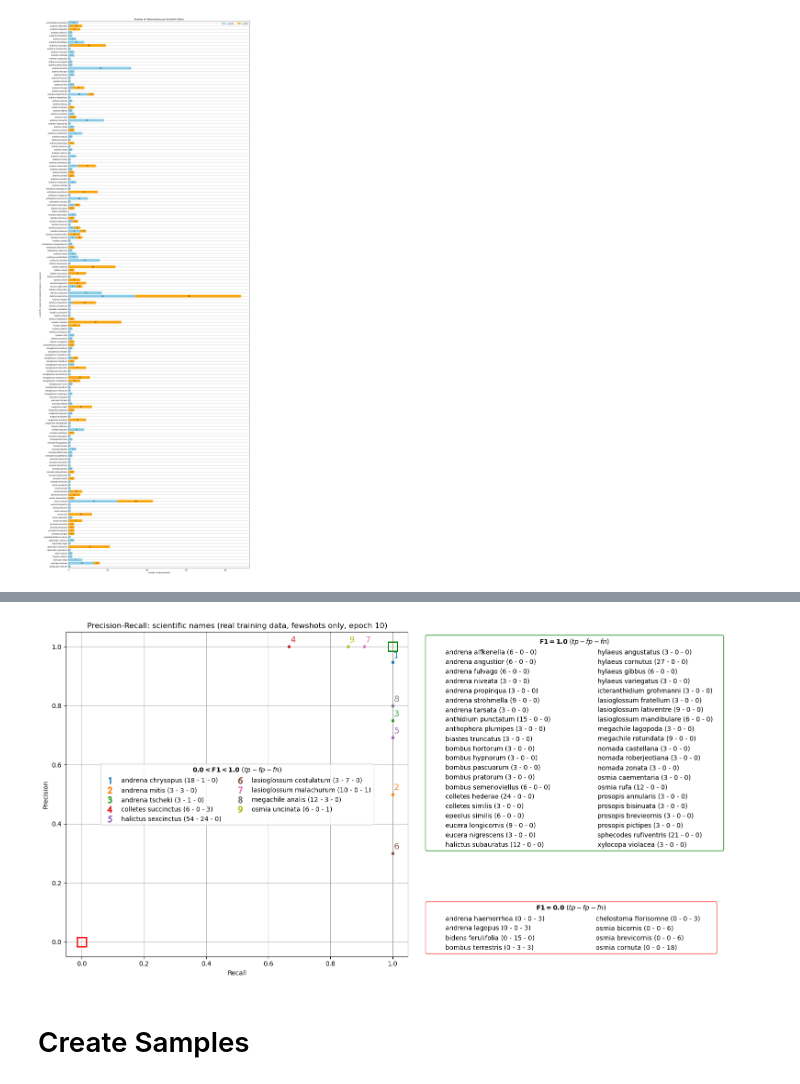
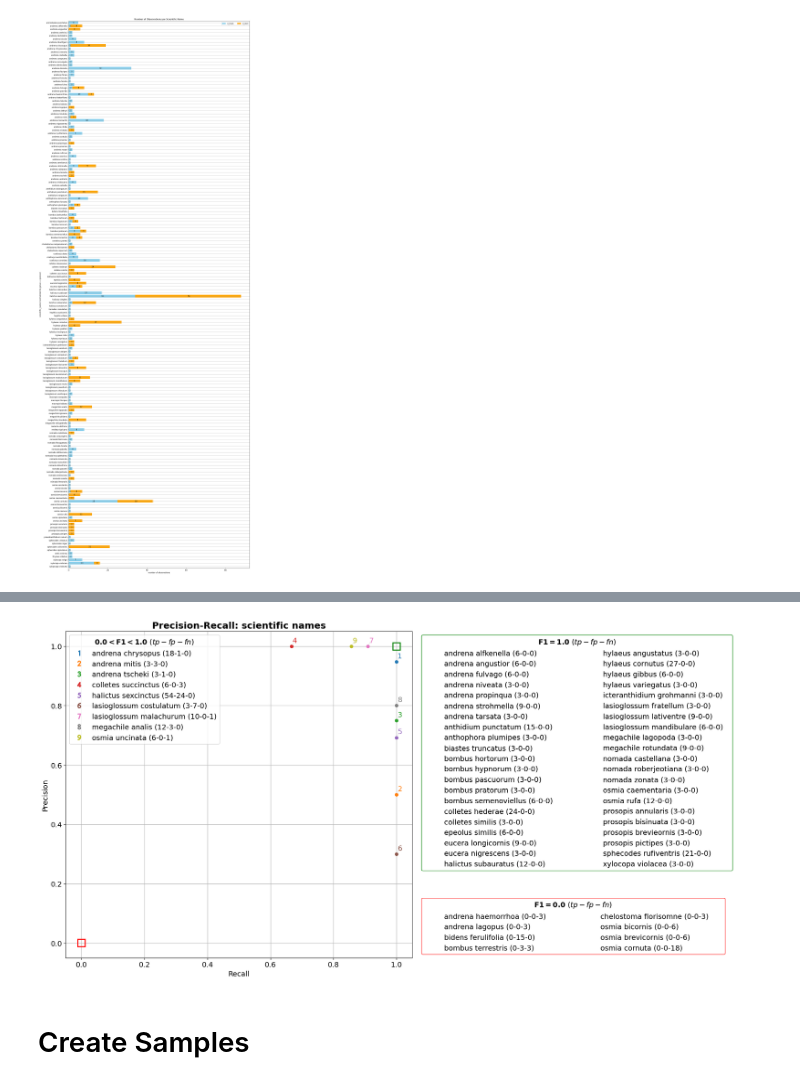
Before and after one commit to fee1ix/beesup_extraction_lab, a Jupyter notebook: setup_notebook.ipynb, the cells around one changed output, grey strips where cells are left out. Drawn from its saved outputs; the diff is of its cells as text; code cells hidden in the pictures.

```diff
--- a/setup_notebook.ipynb
+++ b/setup_notebook.ipynb
@@ -426,7 +426,7 @@ def get_report_scheme(strat):
 
 llama_tokenizer=LanguageModelPipeline(2).get_inference_tokenizer()
 
-dataset_df=BaseDataset(9).dataset_df
+dataset_df=BaseDataset(9).df
 dataset_df['n_chars']=dataset_df['report_passage'].apply(lambda x: len(x))
 dataset_df['n_tokns']=dataset_df['report_passage'].apply(lambda x: len(llama_tokenizer(x)['input_ids']))
 dataset_df['n_tokns_1e-2']=dataset_df['n_tokns'].apply(lambda x: x//100)
@@ -2263,7 +2291,7 @@ plt.show()
 # %% [markdown]
 ### scientific_names errors
 # %%
-dataset_df=BaseDataset(9).dataset_df
+dataset_df=BaseDataset(9).df
 dataset_df=dataset_df[dataset_df['split']=='train']
 dataset_df
 # %% [output]
@@ -2412,7 +2440,7 @@ names_df['F1']=names_df.apply(lambda x: f1_score(x.tp,x.fp,x.fn),axis=1)
 names_df.sort_values(by='scientific_name_norm',ascending=True,inplace=True)
 names_df.reset_index(drop=True, inplace=True)
 
-names_df['label']=names_df.apply(lambda x: f"{x.scientific_name_norm} ({x.tp} - {x.fp} - {x.fn})".ljust(40, " "),axis=1)
+names_df['label']=names_df.apply(lambda x: f"{x.scientific_name_norm} ({x.tp}-{x.fp}-{x.fn})".ljust(35, " "),axis=1)
 
 names_df
 # %% [output]
@@ -2580,18 +2596,21 @@ from matplotlib.patches import Patch
 from adjustText import adjust_text
 
 
+TITLE_FONTSIZE=18
+AX_FONTSIZE=14
+
 # Create a 3-column grid
 
-fig, axes = plt.subplots(1, 2, figsize=(16, 8), width_ratios=[0.5,0.5])
+fig, axes = plt.subplots(1, 2, figsize=(20, 10), width_ratios=[0.5,0.5])
 
 #MIDDLE PLOT: MID NAMES
 annotations=[]
 mid_handles=[]
 for i, plot_row in mid_names_df.iterrows():
     #color=pc.sample_colorscale('Portland', random.random(),colortype="tuple")[0]
-    line,=axes[0].plot(plot_row.R, plot_row.P, 'o', markersize=4, label=plot_row.label)
+    line,=axes[0].plot(plot_row.R, plot_row.P, 'o', markersize=6, label=plot_row.label)
 
-    annotations.append(axes[0].text(plot_row.R, plot_row.P, plot_row['i'], fontsize=13, color=line.get_color()))
+    annotations.append(axes[0].text(plot_row.R, plot_row.P, plot_row['i'], fontsize=AX_FONTSIZE, color=line.get_color()))
 
     mid_handles.append(
         mlines.Line2D(
@@ -2624,17 +2643,26 @@ axes[0].plot(0, 0, 's', markersize=15, markerfacecolor='none', markeredgecolor=m
 axes[0].plot(1.0, 1.0, 's', markersize=15, markerfacecolor='none', markeredgecolor=mcolors.to_rgb('green'), markeredgewidth=2)
 
 
-axes[0].legend(
+legend=axes[0].legend(
     handles=mid_handles,
-    loc="center",
-    bbox_to_anchor=(0.5, 0.5),
+    loc="upper left",
+    #bbox_to_anchor=(0.5, 0.5),
     borderaxespad=0.5,
     title=r"$\bf{0.0<F1<1.0}$ $(tp-fp-fn)$",
-    ncol=2
+    ncol=1,
+    fontsize=AX_FONTSIZE,
     )
-axes[0].set_title("Precision-Recall: scientific names (real training data, fewshots only, epoch 10)")
-axes[0].set_xlabel("Recall")
-axes[0].set_ylabel("Precision")
+legend.get_title().set_fontsize(AX_FONTSIZE)
+
+axes[0].set_title("Precision-Recall: scientific names", fontweight='bold', fontsize=TITLE_FONTSIZE)
+axes[0].tick_params(axis='both', labelsize=AX_FONTSIZE)
+#(real training data, fewshots only, epoch 10)
+axes[0].set_xlabel("Recall", fontsize=AX_FONTSIZE)
+axes[0].set_ylabel("Precision", fontsize=AX_FONTSIZE)
+#axs[1][0].set_xticklabels([str(y) for y in df_feature.bin],rotation=TICK_ROTATION, fontsize=AX_FONTSIZE)
+#axes[0].set_xticklabels(fontsize=AX_FONTSIZE)
+# axes[0].set_xticks(fontsize=AX_FONTSIZE)
+# axes[0].set_yticks(fontsize=AX_FONTSIZE)
 axes[0].grid()
 
 
@@ -2642,33 +2670,36 @@ axes[0].grid()
 low_handles=[Patch(label=row.label, color=mcolors.to_rgb('white')) for _,row in low_names_df.iterrows()]
 
 
 #low_legend=axes[1].legend(handles=low_handles, loc="lower right", title=r"$\bf{F1=0.0}$ (tp-fp-fn)", ncol=2, frameon=True)
-low_legend = axes[1].legend(handles=low_handles, loc="lower left", title=r"$\bf{F1=0.0}$ $(tp-fp-fn)$", ncol=2, frameon=True)
+low_legend = axes[1].legend(handles=low_handles, loc="lower left", title=r"$\bf{F1=0.0}$ $(tp-fp-fn)$", ncol=2, frameon=True, fontsize=AX_FONTSIZE)
 low_legend.get_frame().set_edgecolor('red')
+low_legend.get_title().set_fontsize(AX_FONTSIZE)
 axes[1].add_artist(low_legend)
 
 
 # Middle Plot: Precision-Recall Diagram
 # axes[1].plot(recall, precision, label="PR Curve")
 
 # axes[1].set_xlabel("Recall")
 # axes[1].set_ylabel("Precision")
 # axes[1].legend()
 
 # Right Plot: Custom Legend
 top_handles=[Patch(label=row.label, color=mcolors.to_rgb('white')) for _,row in top_names_df.iterrows()]
 
 #top_legend = axes[1].legend(handles=top_handles, loc="upper left", title=r"$\bf{F1=1.0}$ (tp-fp-fn)", ncol=2, frameon=True)
-top_legend = axes[1].legend(handles=top_handles, loc="upper left", title=r"$\bf{F1=1.0}$ $(tp-fp-fn)$", ncol=2, frameon=True)
+top_legend = axes[1].legend(handles=top_handles, loc="upper left", title=r"$\bf{F1=1.0}$ $(tp-fp-fn)$", ncol=2, frameon=True, fontsize=AX_FONTSIZE)
 top_legend.get_frame().set_edgecolor('green')
+top_legend.get_title().set_fontsize(AX_FONTSIZE)
 axes[1].add_artist(top_legend)
 axes[1].axis("off")  # Turn off axis for a clean legend-only plot
 
 
 # Add the first legend back to the plot
 
 # Adjust spacing
 plt.tight_layout()
+plt.savefig("figs/pr_scientific_name.png", dpi=300, bbox_inches="tight")
 plt.show()
 # %% [output]
-[figure, old version]
+[figure, new version]
```
Also changed, not shown: parts of 14 cells of this notebook.
